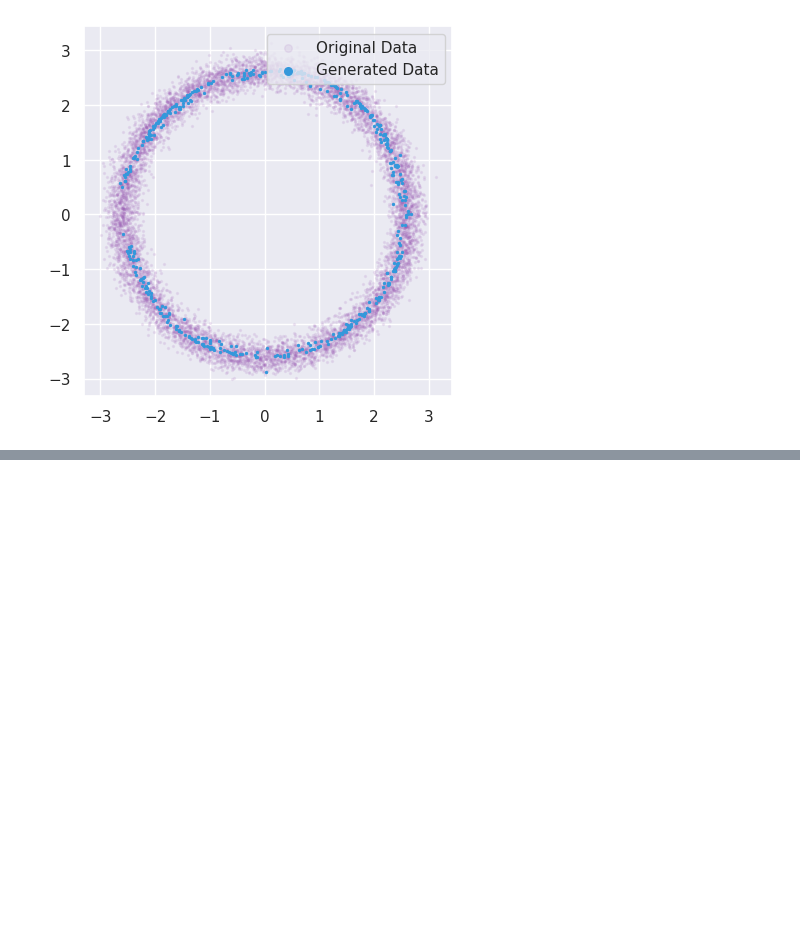
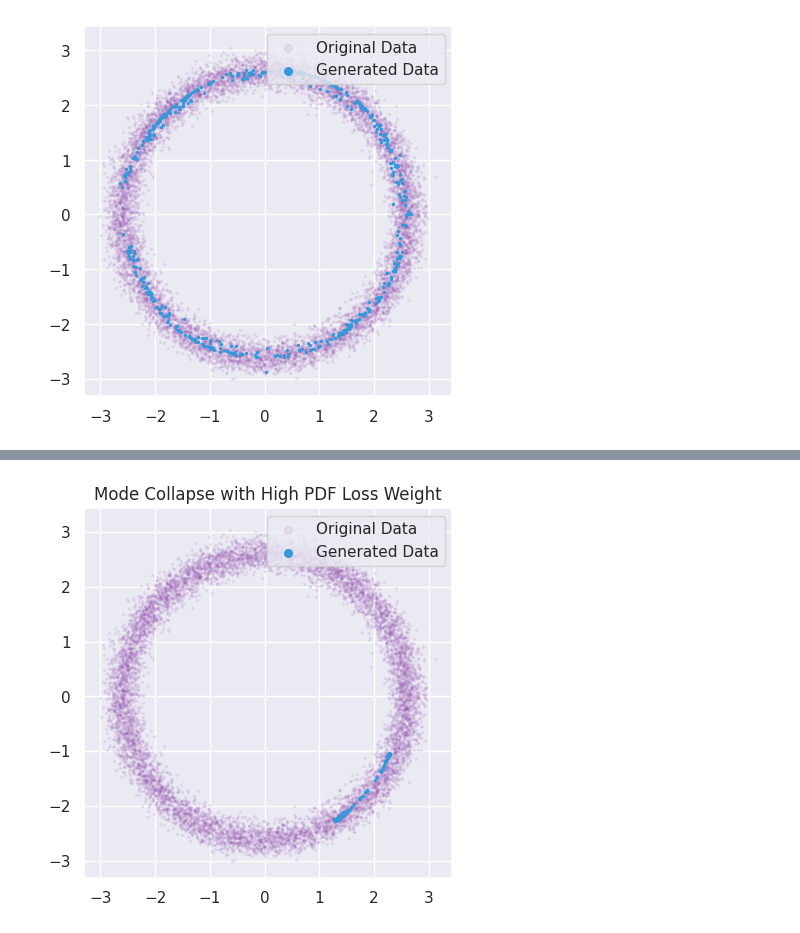
Before and after one commit to DylanCope/jax-neural-density-estimation, a Jupyter notebook: diffusion_pdf.ipynb, the cells around one changed output, grey strips where cells are left out. Cells and saved outputs as stored; diff of their text form; code cells hidden in the pictures; blank space fills up the shorter version.

```diff
--- a/diffusion_pdf.ipynb
+++ b/diffusion_pdf.ipynb
@@ -534,0 +601,72 @@ plt.show()
+# %%
+from flax.training.train_state import TrainState
+import optax
+import chex
+
+
+latent_dim = 64
+pdf_loss_weight = 10.0
+
+
+def update_fn(state: tuple, _):
+    train_state, rng = state
+
+    def compute_loss(params, inputs):
+        generated_x, updates = train_state.apply_fn(
+            params, inputs, train=True,
+            mutable=['batch_stats']
+        )
+        _, targets = inputs
+        pdf_loss = diffusion_pdf_loss(generated_x).mean()
+        target_loss = jnp.mean(jnp.linalg.norm(generated_x - targets, axis=-1))
+        loss = pdf_loss_weight * pdf_loss + target_loss
+        return loss, updates['batch_stats']
+
+    rng, _rng = jax.random.split(rng)
+    inputs = generator_sample(_rng)
+    grad_fn = jax.value_and_grad(compute_loss, has_aux=True)
+    (loss, batch_stats), grads = grad_fn(train_state.params, inputs)
+    updates, new_opt_state = train_state.tx.update(grads, train_state.opt_state)
+    new_params = optax.apply_updates(train_state.params['params'], updates['params'])
+    new_variables = {'params': new_params, 'batch_stats': batch_stats}
+    new_train_state = train_state.replace(
+        params=new_variables,
+        opt_state=new_opt_state,
+        step=train_state.step + 1
+    )
+    metrics = {'loss': loss}
+    return (new_train_state, rng), metrics
+
+
+rng = jax.random.PRNGKey(0)
+rng, _rng = jax.random.split(rng)
+inputs = generator_sample(_rng)
+generator = GeneratorModel()
+init_params = generator.init(_rng, inputs)
+optimizer = optax.adam(1e-3)
+init_train_state = TrainState.create(
+    apply_fn=generator.apply,
+    params=init_params,
+    tx=optimizer
+)
+
+(gen_train_state, _), gen_metrics = jax.lax.scan(
+    jax.jit(update_fn), (init_train_state, rng), None, length=20000
+)
+
+inputs = generator_sample(_rng, batch_size=512)
+generated_x = gen_train_state.apply_fn(gen_train_state.params, inputs)
+
+sns.set_theme()
+_, ax = plt.subplots()
+ax.scatter(data[:, 0], data[:, 1], s=2, alpha=0.1, c="#9b59b6", label='Original Data')
+ax.scatter(generated_x[:, 0], generated_x[:, 1], s=2, alpha=1.0, c="#3498db", label='Generated Data')
+lgnd = ax.legend(loc='upper right')
+lgnd.legendHandles[0]._sizes = [30]
+lgnd.legendHandles[1]._sizes = [30]
+
+ax.set_aspect('equal', adjustable='box')
+ax.set_title('Mode Collapse with High PDF Loss Weight')
+plt.show()
+# %% [output]
+[figure, added]
```
Also changed, not shown: parts of 7 cells of this notebook.
